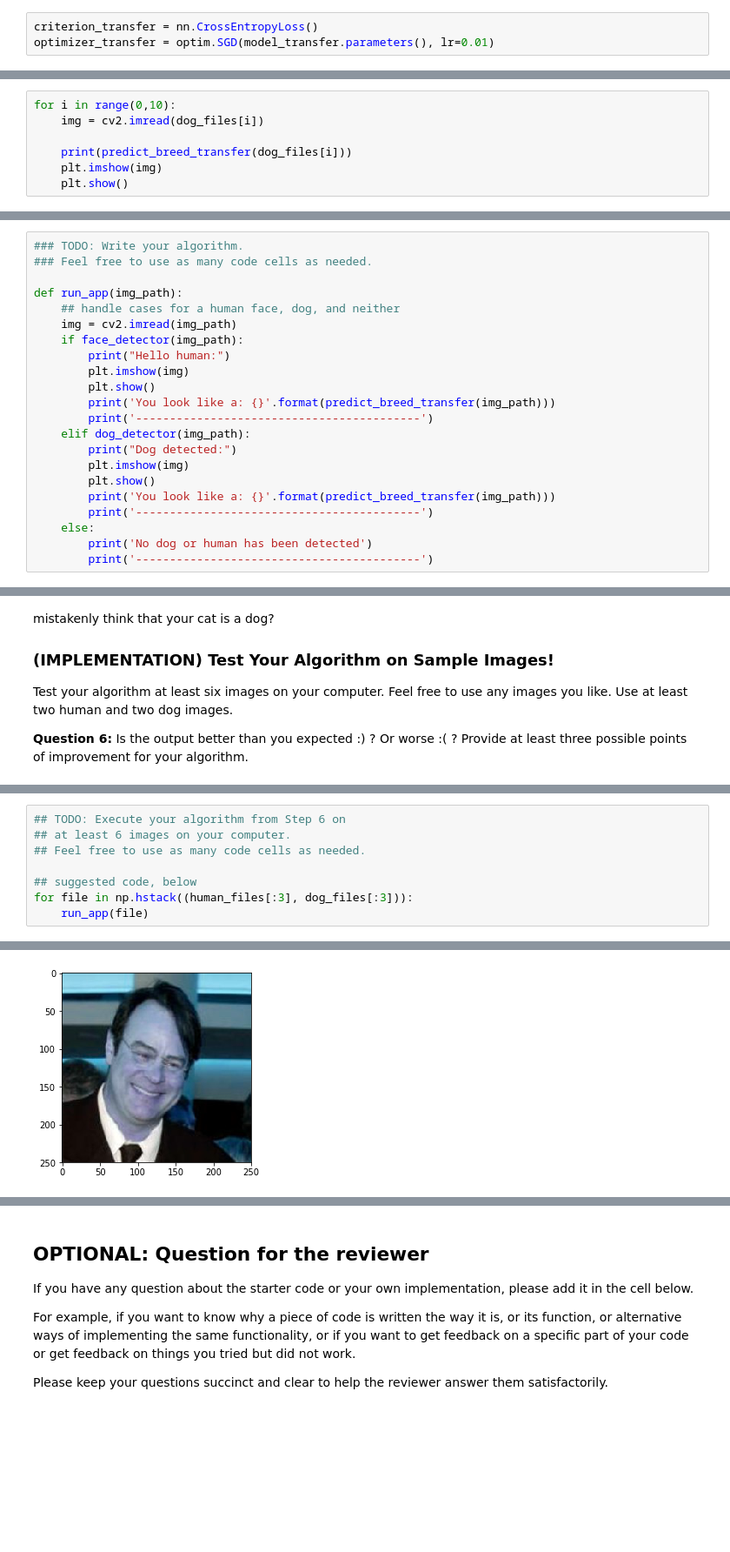
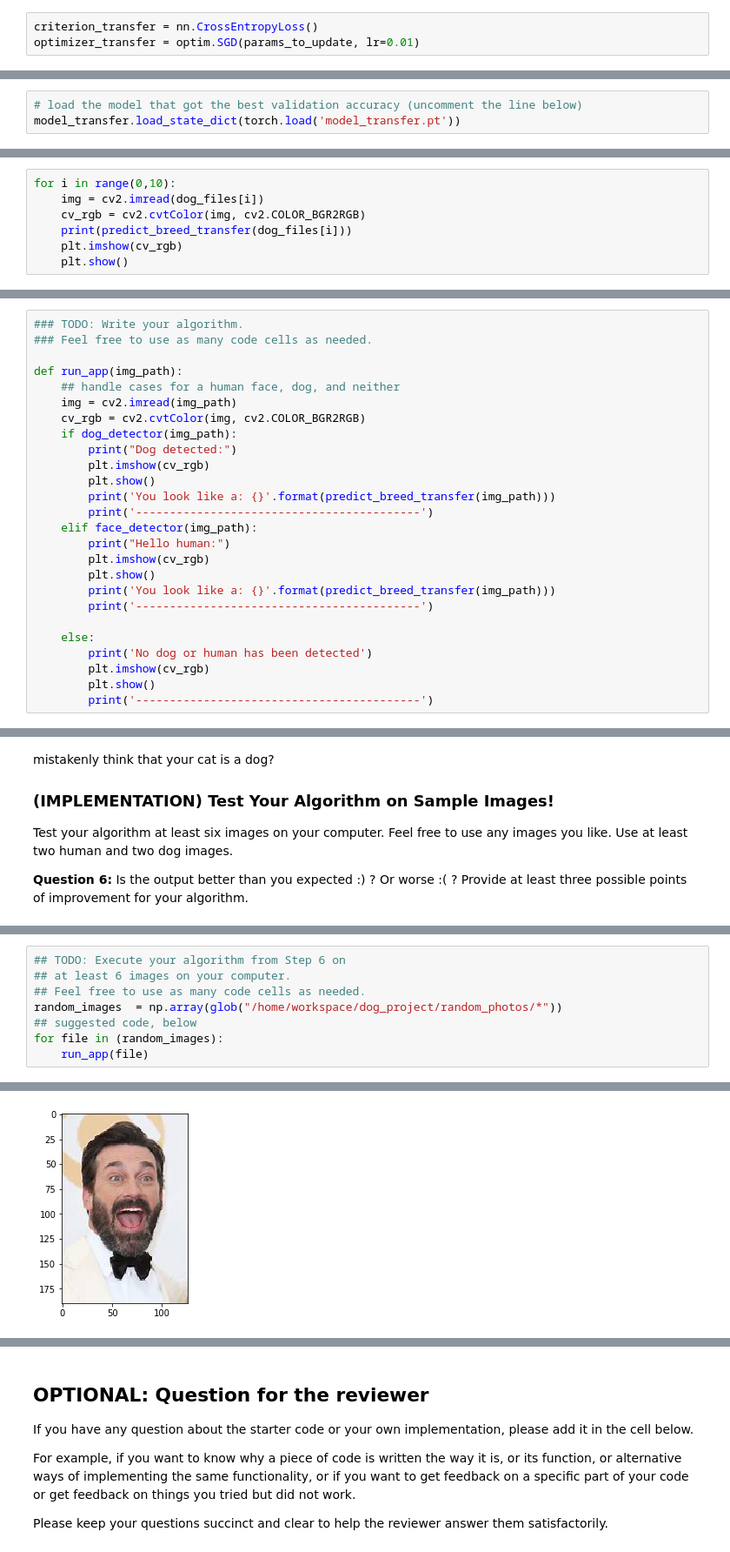
Before and after one commit to kubadlugosz/deep-learning-dog-app, a Jupyter notebook: dog_app.ipynb, the cells around one changed output, grey strips where cells are left out. Shown at 87% size. Saved outputs shown, nothing was run; the diff lists cells and outputs as text; blank space fills up the shorter version.

```diff
--- a/dog_app.ipynb
+++ b/dog_app.ipynb
@@ -780,7 +783,7 @@ __Answer:__
 Use the next code cell to specify a [loss function](http://pytorch.org/docs/master/nn.html#loss-functions) and [optimizer](http://pytorch.org/docs/master/optim.html).  Save the chosen loss function as `criterion_transfer`, and the optimizer as `optimizer_transfer` below.
 # %%
 criterion_transfer = nn.CrossEntropyLoss()
-optimizer_transfer = optim.SGD(model_transfer.parameters(), lr=0.01)
+optimizer_transfer = optim.SGD(params_to_update, lr=0.01)
 # %% [markdown]
 ### (IMPLEMENTATION) Train and Validate the Model
 
@@ -804,3 +806,6 @@ Validation loss decreased (0.620627 --> 0.610734).  Saving model ...
+# %%
+# load the model that got the best validation accuracy (uncomment the line below)
+model_transfer.load_state_dict(torch.load('model_transfer.pt'))
 # %% [markdown]
 ### (IMPLEMENTATION) Test the Model
 
@@ -857,8 +862,8 @@ def predict_breed_transfer(img_path):
 # %%
 for i in range(0,10):
     img = cv2.imread(dog_files[i])
-
+    cv_rgb = cv2.cvtColor(img, cv2.COLOR_BGR2RGB)
     print(predict_breed_transfer(dog_files[i]))
-    plt.imshow(img)
+    plt.imshow(cv_rgb)
     plt.show()
 # %% [output]
@@ -900,20 +905,24 @@ Some sample output for our algorithm is provided below, but feel free to design
 def run_app(img_path):
     ## handle cases for a human face, dog, and neither
     img = cv2.imread(img_path)
-    if face_detector(img_path):
-        print("Hello human:")
-        plt.imshow(img)
+    cv_rgb = cv2.cvtColor(img, cv2.COLOR_BGR2RGB)
+    if dog_detector(img_path):
+        print("Dog detected:")
+        plt.imshow(cv_rgb)
         plt.show()
         print('You look like a: {}'.format(predict_breed_transfer(img_path)))
         print('------------------------------------------')
-    elif dog_detector(img_path):
-        print("Dog detected:")
-        plt.imshow(img)
+    elif face_detector(img_path):
+        print("Hello human:")
+        plt.imshow(cv_rgb)
         plt.show()
         print('You look like a: {}'.format(predict_breed_transfer(img_path)))
         print('------------------------------------------')
+
     else:
         print('No dog or human has been detected')
+        plt.imshow(cv_rgb)
+        plt.show()
         print('------------------------------------------')
 # %% [markdown]
 ---
@@ -932,11 +945,11 @@ __Answer:__ (Three possible points for improvement)
 # %%
 ## TODO: Execute your algorithm from Step 6 on
 ## at least 6 images on your computer.
 ## Feel free to use as many code cells as needed.
-
+random_images  = np.array(glob("/home/workspace/dog_project/random_photos/*"))
 ## suggested code, below
-for file in np.hstack((human_files[:3], dog_files[:3])):
+for file in (random_images):
     run_app(file)
 # %% [output]
 Hello human:
-[figure, old version]
+[figure, new version]
```
Also changed, not shown: parts of 15 cells of this notebook, 2 other files.
